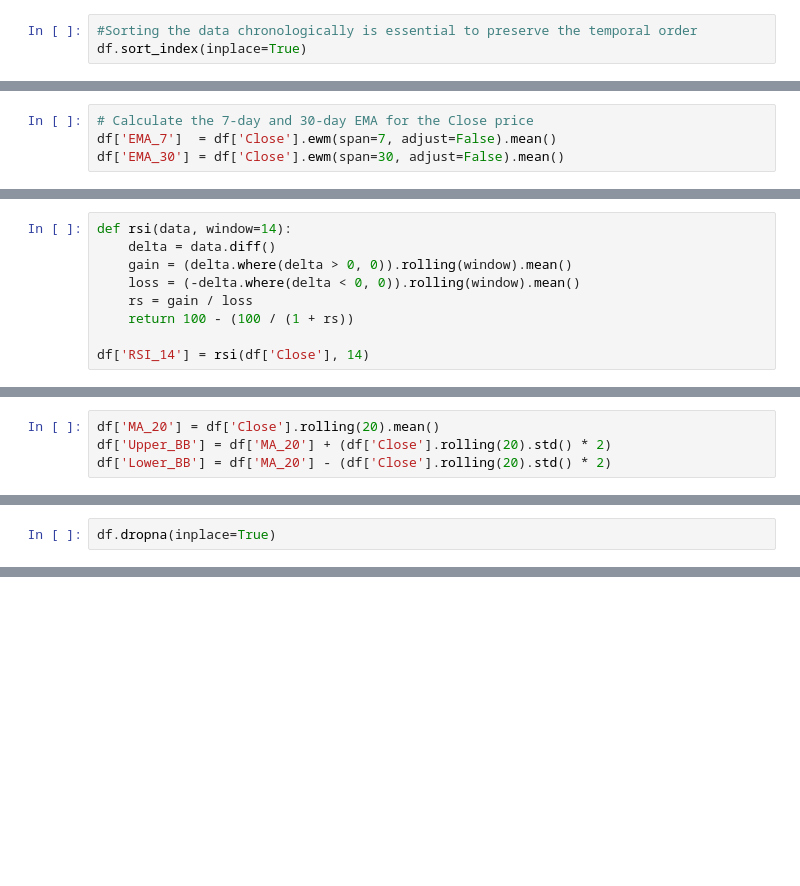
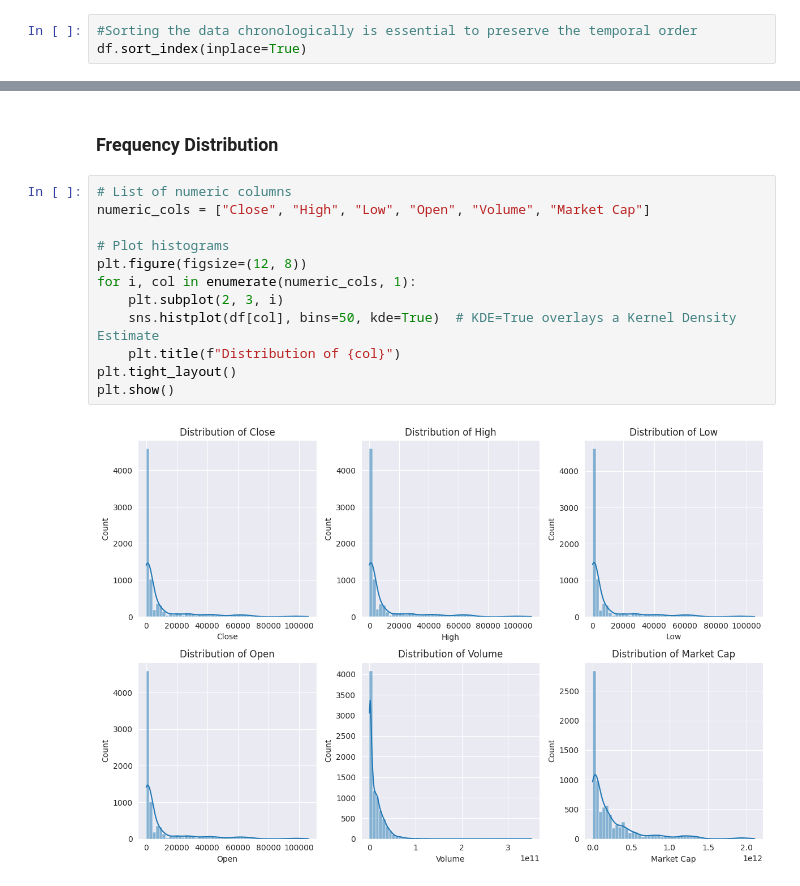
Before and after one commit to bonareri/Cryptocurrency-Price-Prediction-, a Jupyter notebook: Bitcoin_data_collection_analysis.ipynb, the cells around one changed output, grey strips where cells are left out. Saved outputs shown, nothing was run; the diff lists cells and outputs as text; blank space fills up the shorter version.

```diff
--- a/Bitcoin_data_collection_analysis.ipynb
+++ b/Bitcoin_data_collection_analysis.ipynb
@@ -261,4 +187,0 @@ df['Log_Return'] = np.log(df['Close'] / df['Close'].shift(1))
-# %%
-# Calculate the 7-day and 30-day EMA for the Close price
-df['EMA_7']  = df['Close'].ewm(span=7, adjust=False).mean()
-df['EMA_30'] = df['Close'].ewm(span=30, adjust=False).mean()
@@ -283,9 +187,0 @@ RSI is a key momentum indicator for market timing.
-# %%
-def rsi(data, window=14):
-    delta = data.diff()
-    gain = (delta.where(delta > 0, 0)).rolling(window).mean()
-    loss = (-delta.where(delta < 0, 0)).rolling(window).mean()
-    rs = gain / loss
-    return 100 - (100 / (1 + rs))
-
-df['RSI_14'] = rsi(df['Close'], 14)
@@ -294,4 +187,0 @@ df['RSI_14'] = rsi(df['Close'], 14)
-# %%
-df['MA_20'] = df['Close'].rolling(20).mean()
-df['Upper_BB'] = df['MA_20'] + (df['Close'].rolling(20).std() * 2)
-df['Lower_BB'] = df['MA_20'] - (df['Close'].rolling(20).std() * 2)
@@ -345,2 +187,0 @@ dtype: int64
-# %%
-df.dropna(inplace=True)
@@ -697,0 +205,16 @@ fig.show()
+# %% [markdown]
+### Frequency Distribution
+# %%
+# List of numeric columns
+numeric_cols = ["Close", "High", "Low", "Open", "Volume", "Market Cap"]
+
+# Plot histograms
+plt.figure(figsize=(12, 8))
+for i, col in enumerate(numeric_cols, 1):
+    plt.subplot(2, 3, i)
+    sns.histplot(df[col], bins=50, kde=True)  # KDE=True overlays a Kernel Density Estimate
+    plt.title(f"Distribution of {col}")
+plt.tight_layout()
+plt.show()
+# %% [output]
+[figure, added]
```
Also changed, not shown: parts of 91 cells of this notebook.
